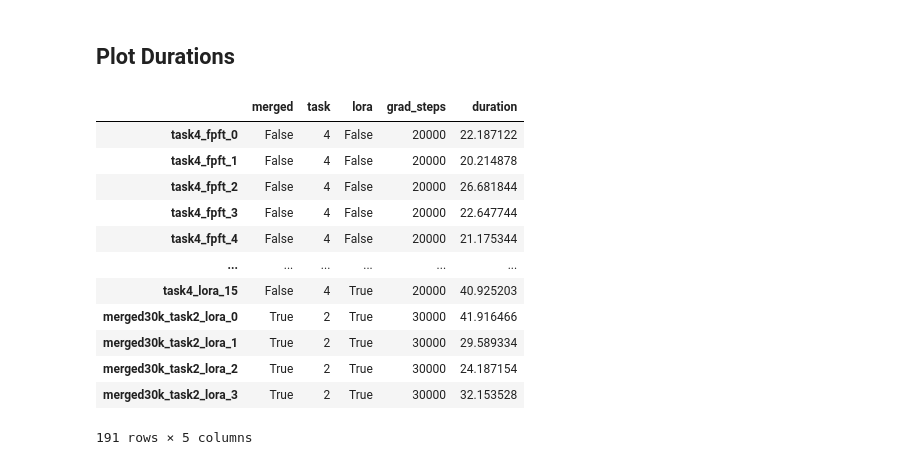
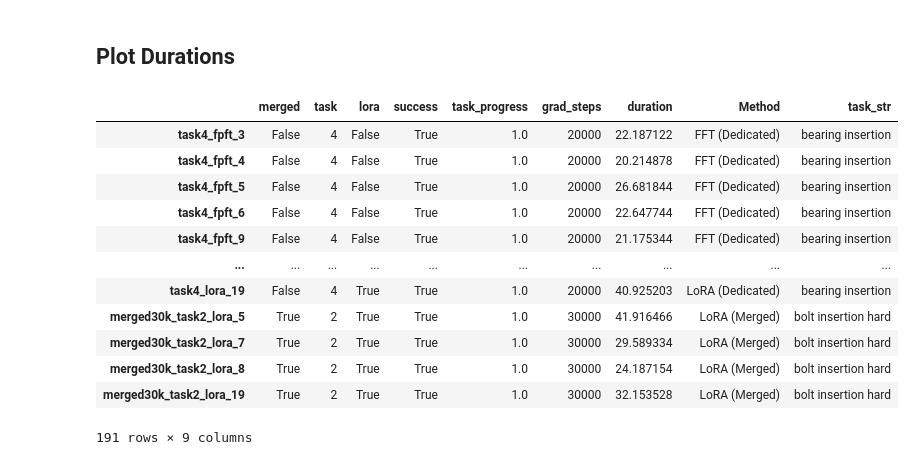
Before and after one commit to F-Fer/lerobot_ur5e_gello, a Jupyter notebook: notebooks/model_performance_analysis.ipynb, the cells around one changed output. Drawn from its saved outputs; the diff is of its cells as text; code cells hidden in the pictures.

```diff
--- a/notebooks/model_performance_analysis.ipynb
+++ b/notebooks/model_performance_analysis.ipynb
@@ -36,5 +78,7 @@ print(sorted(results.keys()))
 # %%
-df = pd.DataFrame(columns=["merged", "task", "lora", "success_rate", "avg_task_progress", "grad_steps", "avg_duration"])
+# Create a DataFrame with the averaged results per evaluation run
+
+df_avg = pd.DataFrame(columns=["merged", "task", "lora", "success_rate", "avg_task_progress", "grad_steps", "avg_duration"])
 for filename, rollout in results.items():
     # Split filename into merged (bool), task (int), lora (bool)
     merged = "merged" in filename
@@ -60,9 +104,11 @@ for filename, rollout in results.items():
     # Calculate the avg task progress
     avg_task_progress = temp["score"].mean()
     avg_duration = temp["duration"].mean()
+
     # Add the results to the main DataFrame
-    df.loc[filename] = [merged, task, lora, success_rate, avg_task_progress, grad_steps, avg_duration]
+    df_avg.loc[filename] = [merged, task, lora, success_rate, avg_task_progress, grad_steps, avg_duration]
 
-df
+df_avg = df_avg.sort_values(by=["task", "avg_task_progress"], ascending=False)
+df_avg
 # %% [output]
 |  | merged | task | lora | success_rate | avg_task_progress | grad_steps | avg_duration |
@@ -85,4 +130,0 @@ df
-# %%
-# order df by task and avg_task_progress
-df = df.sort_values(by=["task", "avg_task_progress"], ascending=False)
-df
@@ -345,46 +370,21 @@ plt.show()
 ## Plot Durations
 # %%
 # Build df with successfull episodes only
-df_success_only = pd.DataFrame(columns=["merged", "task", "lora", "grad_steps", "duration"])
-for filename, rollout in results.items():
-    # Split filename into merged (bool), task (int), lora (bool)
-    merged = "merged" in filename
-    if merged:
-        task = int(filename.split("_")[1][-1])
-    else:
-        task = int(filename.split("_")[0][-1])
-    lora = "lora" in filename
-    if "30k" in filename:
-        grad_steps = 30_000
-    elif "60k" in filename:
-        grad_steps = 60_000
-    else:
-        grad_steps = 20_000
-
-    # Create a temp DataFrame from the rollout
-    temp = pd.DataFrame(rollout)
-    temp = temp[temp["success"]]
-    duration_list = temp["duration"].tolist()
-    for i in range(len(duration_list)):
-        df_success_only.loc[f"{filename}_{i}"] = [merged, task, lora, grad_steps, duration_list[i]]
-
-# Filter out the non-optimal models
-filter = (df_success_only["merged"] == False) | ((df_success_only["merged"] == True) & (((df_success_only["lora"] == False) & (df_success_only["grad_steps"] == 60_000)) | ((df_success_only["lora"] == True) & (df_success_only["grad_steps"] == 30_000))))
-df_success_only = df_success_only[filter].copy()
+df_success_only = df.copy().loc[df["success"]]
 
 df_success_only
 # %% [output]
-|  | merged | task | lora | grad_steps | duration |
-| task4_fpft_0 | False | 4 | False | 20000 | 22.187122 |
-| task4_fpft_1 | False | 4 | False | 20000 | 20.214878 |
-| task4_fpft_2 | False | 4 | False | 20000 | 26.681844 |
-| task4_fpft_3 | False | 4 | False | 20000 | 22.647744 |
-| task4_fpft_4 | False | 4 | False | 20000 | 21.175344 |
-| ... | ... | ... | ... | ... | ... |
-| task4_lora_15 | False | 4 | True | 20000 | 40.925203 |
-| merged30k_task2_lora_0 | True | 2 | True | 30000 | 41.916466 |
-| merged30k_task2_lora_1 | True | 2 | True | 30000 | 29.589334 |
-| merged30k_task2_lora_2 | True | 2 | True | 30000 | 24.187154 |
-| merged30k_task2_lora_3 | True | 2 | True | 30000 | 32.153528 |
+|  | merged | task | lora | success | task_progress | grad_steps | duration | Method | task_str |
+| task4_fpft_3 | False | 4 | False | True | 1.0 | 20000 | 22.187122 | FFT (Dedicated) | bearing insertion |
+| task4_fpft_4 | False | 4 | False | True | 1.0 | 20000 | 20.214878 | FFT (Dedicated) | bearing insertion |
+| task4_fpft_5 | False | 4 | False | True | 1.0 | 20000 | 26.681844 | FFT (Dedicated) | bearing insertion |
+| task4_fpft_6 | False | 4 | False | True | 1.0 | 20000 | 22.647744 | FFT (Dedicated) | bearing insertion |
+| task4_fpft_9 | False | 4 | False | True | 1.0 | 20000 | 21.175344 | FFT (Dedicated) | bearing insertion |
+| ... | ... | ... | ... | ... | ... | ... | ... | ... | ... |
+| task4_lora_19 | False | 4 | True | True | 1.0 | 20000 | 40.925203 | LoRA (Dedicated) | bearing insertion |
+| merged30k_task2_lora_5 | True | 2 | True | True | 1.0 | 30000 | 41.916466 | LoRA (Merged) | bolt insertion hard |
+| merged30k_task2_lora_7 | True | 2 | True | True | 1.0 | 30000 | 29.589334 | LoRA (Merged) | bolt insertion hard |
+| merged30k_task2_lora_8 | True | 2 | True | True | 1.0 | 30000 | 24.187154 | LoRA (Merged) | bolt insertion hard |
+| merged30k_task2_lora_19 | True | 2 | True | True | 1.0 | 30000 | 32.153528 | LoRA (Merged) | bolt insertion hard |
-191 rows × 5 columns
+191 rows × 9 columns
 # %%
```
Also changed, not shown: parts of 17 cells of this notebook.
